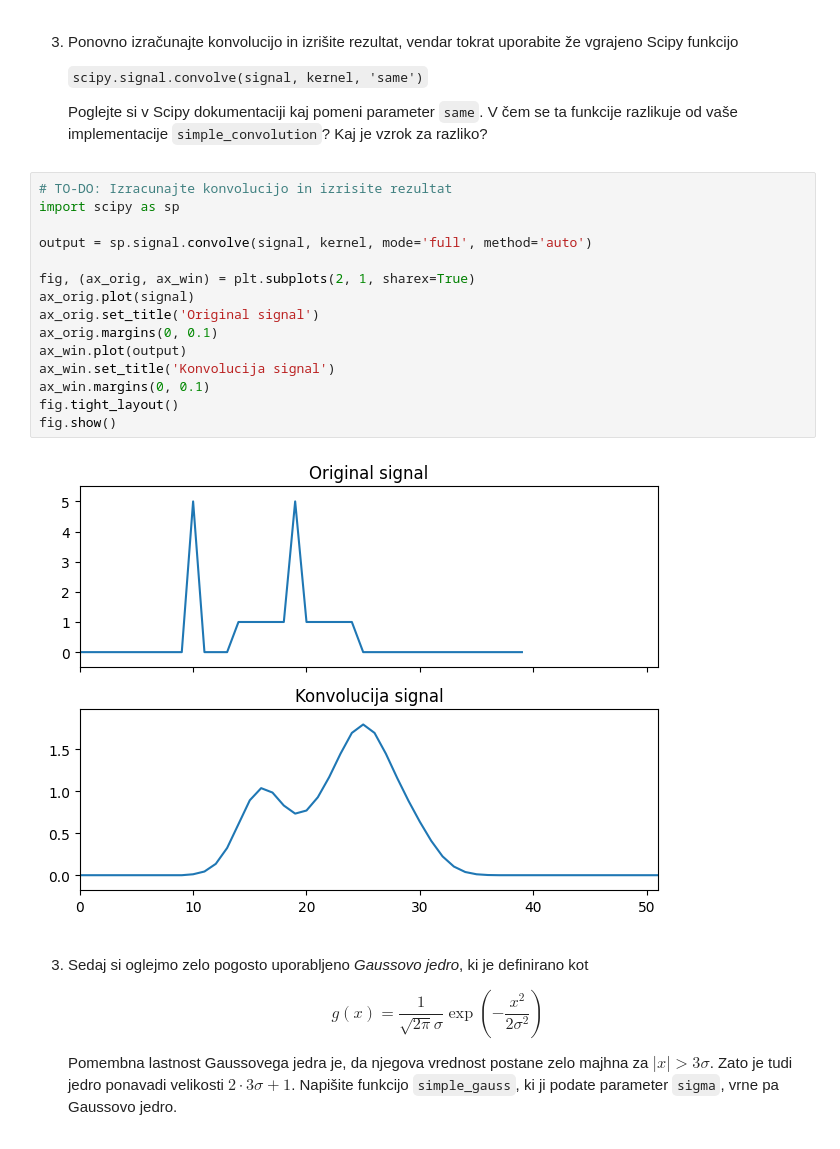
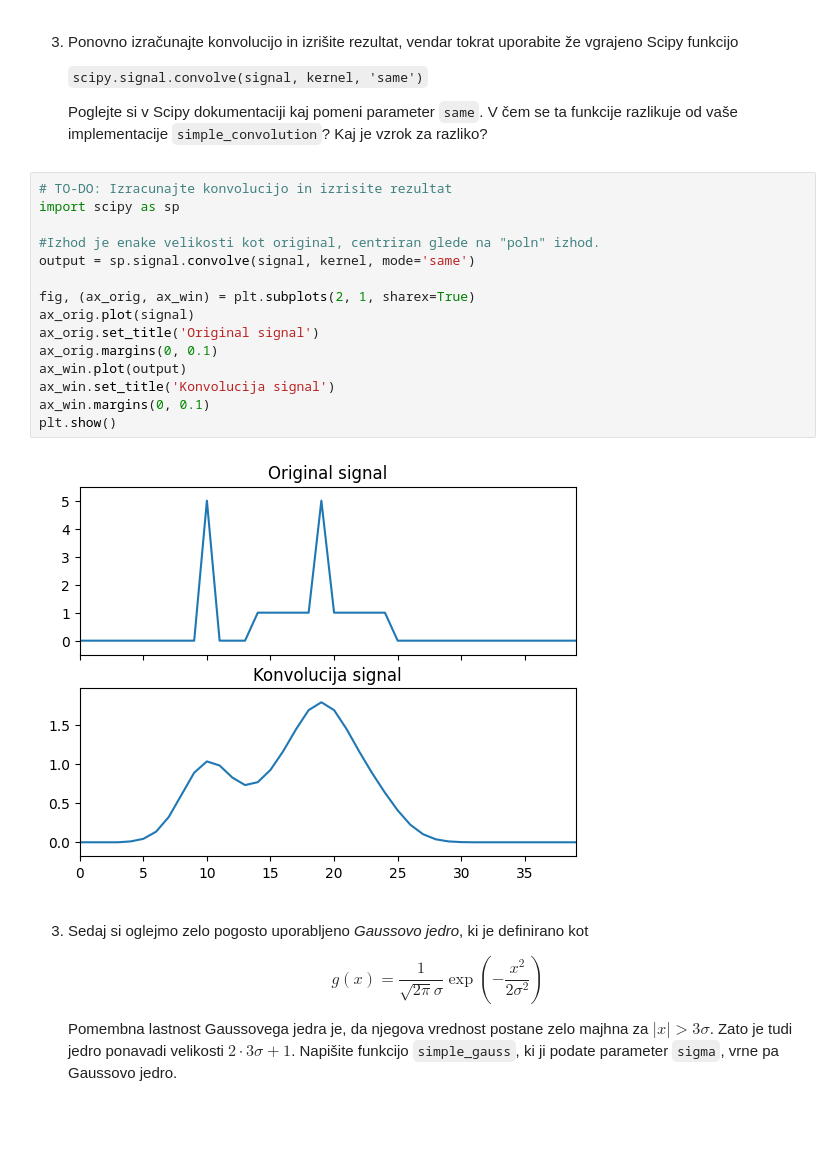
Before and after one commit to Krevs321/Robotika, a Jupyter notebook: vaja2.ipynb, the cells around one changed output. Drawn from its saved outputs; the diff is of its cells as text.

```diff
--- a/vaja2.ipynb
+++ b/vaja2.ipynb
@@ -79,20 +84,20 @@ Ali prepoznate obliko jedra <i>kernel</i>? Kakšna je vsota vseh elementov jedra
 # %%
 # TO-DO: Izracunajte konvolucijo in izrisite rezultat
 import scipy as sp
 
-output = sp.signal.convolve(signal, kernel, mode='full', method='auto')
+#Izhod je enake velikosti kot original, centriran glede na "poln" izhod.
+output = sp.signal.convolve(signal, kernel, mode='same')
 
 fig, (ax_orig, ax_win) = plt.subplots(2, 1, sharex=True)
 ax_orig.plot(signal)
 ax_orig.set_title('Original signal')
 ax_orig.margins(0, 0.1)
 ax_win.plot(output)
 ax_win.set_title('Konvolucija signal')
 ax_win.margins(0, 0.1)
-fig.tight_layout()
-fig.show()
+plt.show()
 # %% [output]
-[figure, old version]
+[figure, new version]
 # %% [markdown]
 3. Sedaj si oglejmo zelo pogosto uporabljeno <i>Gaussovo jedro</i>, ki je definirano kot
 
```
Also changed, not shown: parts of 4 cells of this notebook.
